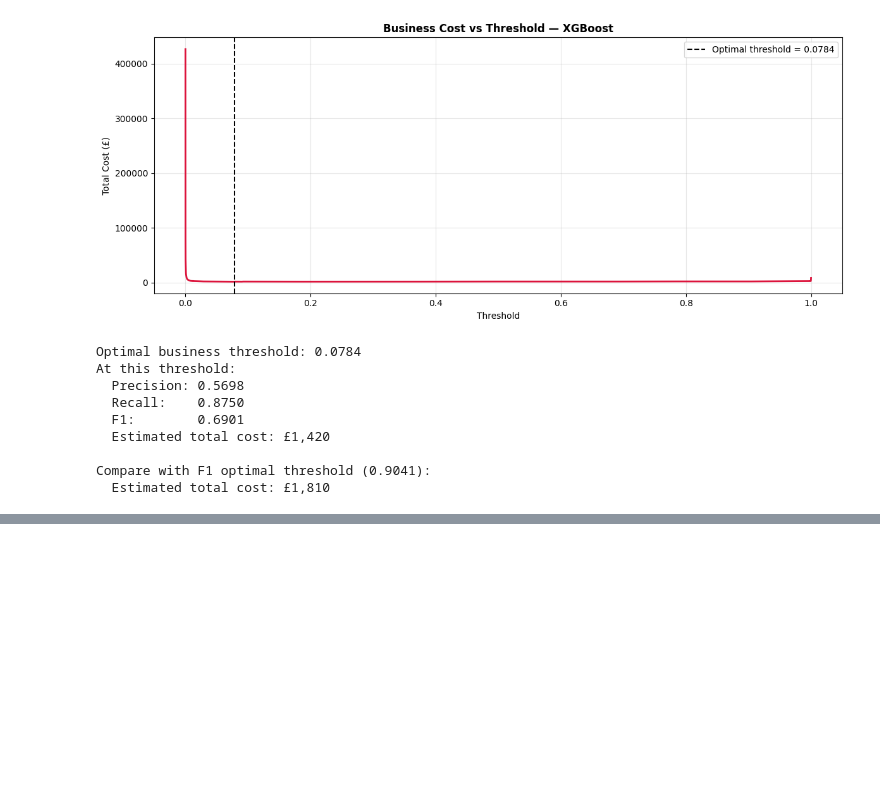
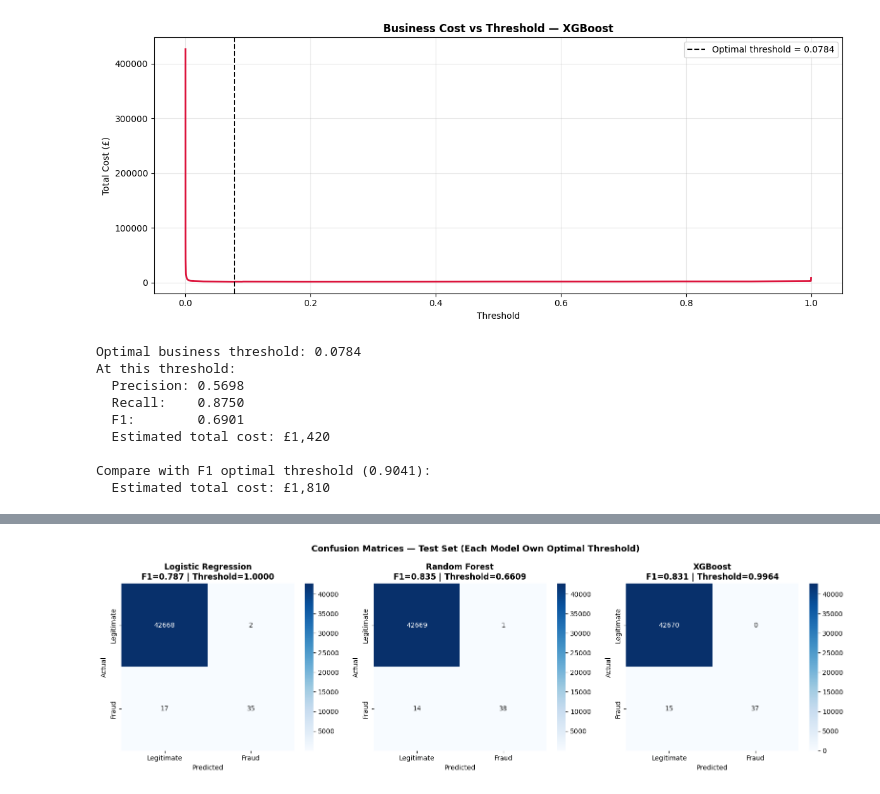
Before and after one commit to korede-folarin/fraud-detection-ml, a Jupyter notebook: notebooks/05_evaluation.ipynb, the cells around one changed output, grey strips where cells are left out. Cells and saved outputs as stored; diff of their text form; code cells hidden in the pictures; blank space fills up the shorter version.

```diff
--- a/notebooks/05_evaluation.ipynb
+++ b/notebooks/05_evaluation.ipynb
@@ -28,6 +28,9 @@ y_validate        = joblib.load('../models/y_validate.pkl')
 y_test            = joblib.load('../models/y_test.pkl')
 X_validate_scaled = joblib.load('../models/X_validate_scaled.pkl')
 X_test_scaled     = joblib.load('../models/X_test_scaled.pkl')
+X_train_scaled    = joblib.load('../models/X_train_scaled.pkl')
+X_train     = joblib.load('../models/X_train.pkl')
+y_train     = joblib.load('../models/y_train.pkl')
 
 
 
@@ -352,0 +621,17 @@ Compare with F1 optimal threshold (0.9041):
+# %%
+print("Model Comparison — TEST Set (Threshold Independent Metrics)")
+print("="*60)
+print(f"{'Model':<25} {'KS':<10} {'AUPRC':<10}")
+print("-"*60)
+for name, (probs, labels) in models_eval.items():
+    ks, _, _ = calculate_ks(labels, probs)
+    auprc    = average_precision_score(labels, probs)
+    print(f"{name:<25} {ks:<10.4f} {auprc:<10.4f}")
+
+print("\nAt each model's own optimal F1 threshold:")
+print("="*60)
+print(f"{'Model':<25} {'F1':<8} {'Precision':<12} {'Recall':<8} {'Threshold':<10}")
+print("-"*60)
+for name, (probs, labels) in models_eval.items():
+    f1, threshold, prec, rec = find_best_f1_threshold(labels, probs)
+    print(f"{name:<25} {f1:<8.4f} {prec:<12.4f} {rec:<8.4f} {threshold:<10.4f}")
@@ -352,0 +690,30 @@ Compare with F1 optimal threshold (0.9041):
+# %%
+fig, axes = plt.subplots(1, 3, figsize=(16, 5))
+
+models_cm = {
+    'Logistic Regression': lr.predict_proba(X_test_scaled)[:, 1],
+    'Random Forest':       rf.predict_proba(X_test)[:, 1],
+    'XGBoost':             xgb_model.predict_proba(X_test)[:, 1]
+}
+
+for i, (name, probs) in enumerate(models_cm.items()):
+    f1, threshold, _, _ = find_best_f1_threshold(y_test, probs)
+    preds = (probs >= threshold).astype(int)
+    cm    = confusion_matrix(y_test, preds)
+
+    sns.heatmap(cm, annot=True, fmt='d', cmap='Blues',
+                xticklabels=['Legitimate', 'Fraud'],
+                yticklabels=['Legitimate', 'Fraud'],
+                ax=axes[i])
+
+    axes[i].set_title(f'{name}\nF1={f1:.3f} | Threshold={threshold:.4f}',
+                      fontweight='bold')
+    axes[i].set_ylabel('Actual')
+    axes[i].set_xlabel('Predicted')
+
+plt.suptitle('Confusion Matrices — Test Set (Each Model Own Optimal Threshold)',
+             fontweight='bold', fontsize=13)
+plt.tight_layout()
+plt.show()
+# %% [output]
+[figure, added]
```
Also changed, not shown: parts of 11 cells of this notebook, 4 other files.
